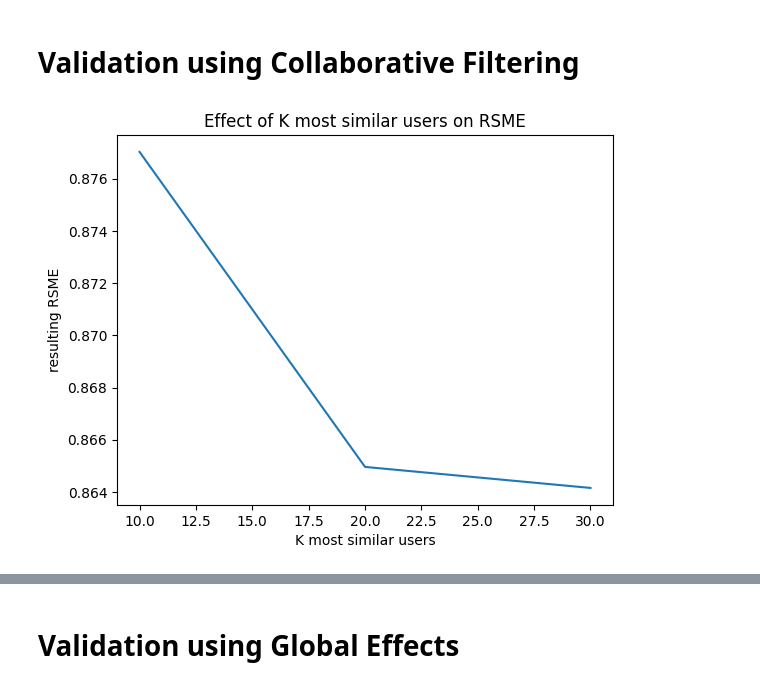
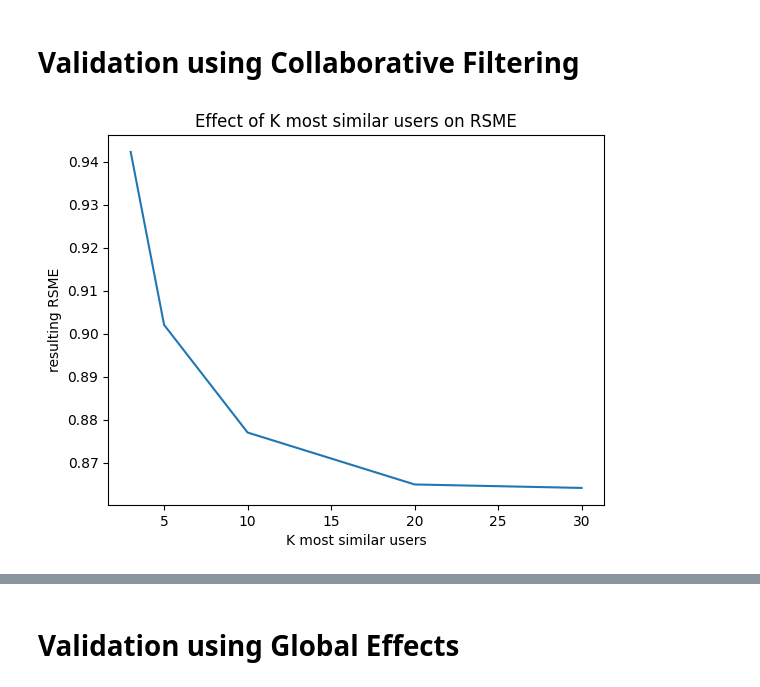
Before and after one commit to edtton/RecommendationAlgorithm, a Jupyter notebook: recommender.ipynb, the cells around one changed output, grey strips where cells are left out. Saved outputs shown, nothing was run; the diff lists cells and outputs as text; code cells hidden in the pictures.

```diff
--- a/recommender.ipynb
+++ b/recommender.ipynb
@@ -127,18 +127,18 @@ def collaborative_filtering(k_similar_users, similarity_measure):
 # error = collaborative_filtering(20, 'cosine')
 # print(error)
 # %%
-k_values = [10, 20, 30]
+k_values = [3, 5, 10, 20, 30]
 errors = []
 
 for k in k_values:
     error = collaborative_filtering(k, 'cosine')
     errors.append(error)
 
 plt.plot(k_values, errors)
 plt.title("Effect of K most similar users on RSME")
 plt.xlabel("K most similar users")
 plt.ylabel("resulting RSME")
 plt.show()
 # %% [output]
-[figure, old version]
+[figure, new version]
 # %%
```
Also changed, not shown: parts of 2 cells of this notebook, 1 other file.
